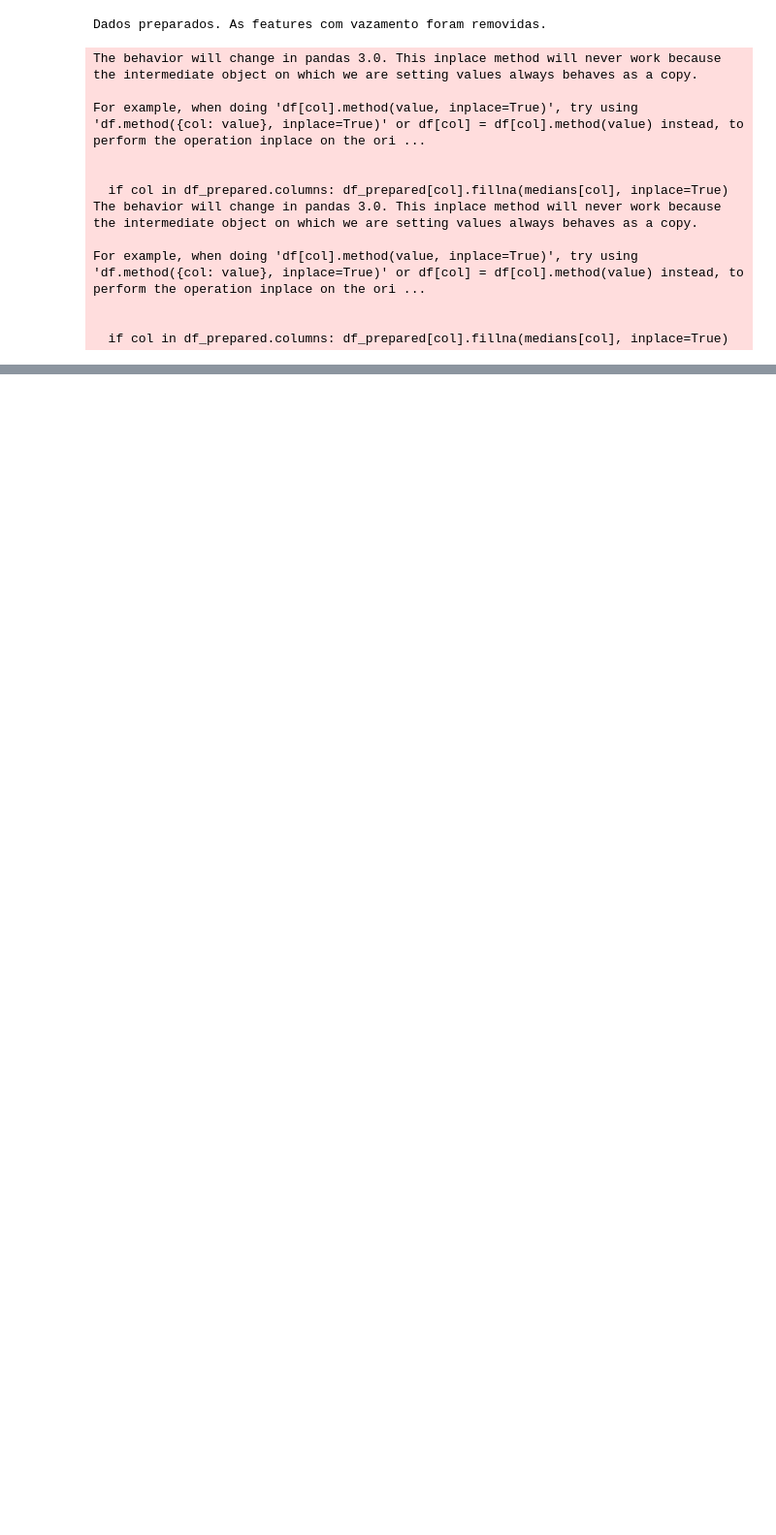
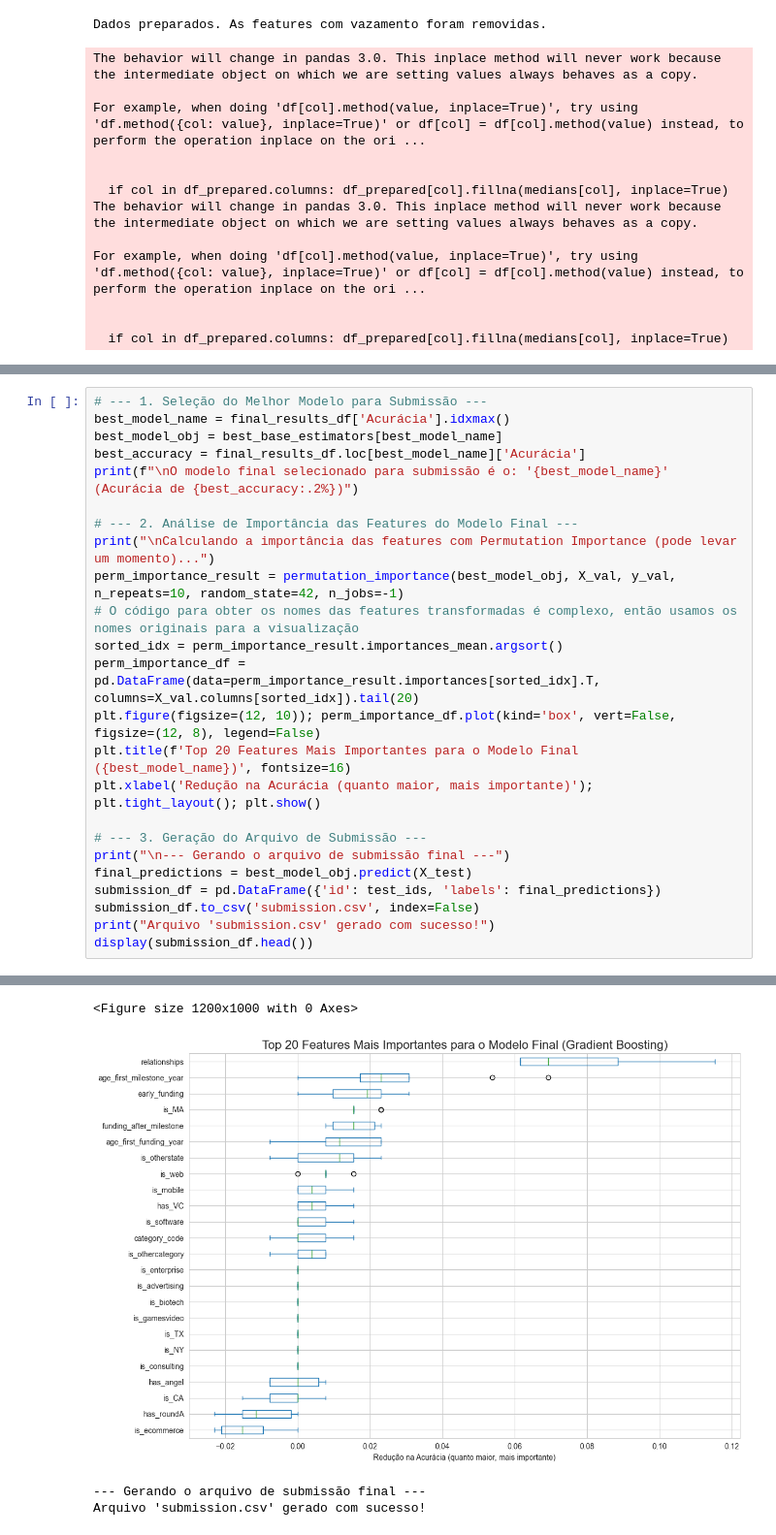
Before and after one commit to catarinaSayuri/modelo-preditivo-kaggle, a Jupyter notebook: modelo.ipynb, the cells around one changed output, grey strips where cells are left out. Shown at 97% size. Drawn from its saved outputs; the diff is of its cells as text; blank space fills up the shorter version.

```diff
--- a/modelo.ipynb
+++ b/modelo.ipynb
@@ -291,0 +356,25 @@ display(submission_df.head())
+# %%
+# --- 1. Seleção do Melhor Modelo para Submissão ---
+best_model_name = final_results_df['Acurácia'].idxmax()
+best_model_obj = best_base_estimators[best_model_name]
+best_accuracy = final_results_df.loc[best_model_name]['Acurácia']
+print(f"\nO modelo final selecionado para submissão é o: '{best_model_name}' (Acurácia de {best_accuracy:.2%})")
+
+# --- 2. Análise de Importância das Features do Modelo Final ---
+print("\nCalculando a importância das features com Permutation Importance (pode levar um momento)...")
+perm_importance_result = permutation_importance(best_model_obj, X_val, y_val, n_repeats=10, random_state=42, n_jobs=-1)
+# O código para obter os nomes das features transformadas é complexo, então usamos os nomes originais para a visualização
+sorted_idx = perm_importance_result.importances_mean.argsort()
+perm_importance_df = pd.DataFrame(data=perm_importance_result.importances[sorted_idx].T, columns=X_val.columns[sorted_idx]).tail(20)
+plt.figure(figsize=(12, 10)); perm_importance_df.plot(kind='box', vert=False, figsize=(12, 8), legend=False)
+plt.title(f'Top 20 Features Mais Importantes para o Modelo Final ({best_model_name})', fontsize=16)
+plt.xlabel('Redução na Acurácia (quanto maior, mais importante)'); plt.tight_layout(); plt.show()
+
+# --- 3. Geração do Arquivo de Submissão ---
+print("\n--- Gerando o arquivo de submissão final ---")
+final_predictions = best_model_obj.predict(X_test)
+submission_df = pd.DataFrame({'id': test_ids, 'labels': final_predictions})
+submission_df.to_csv('submission.csv', index=False)
+print("Arquivo 'submission.csv' gerado com sucesso!")
+display(submission_df.head())
+# %% [output]
@@ -291,0 +384,4 @@ display(submission_df.head())
+<Figure size 1200x1000 with 0 Axes>
+[figure, added]
+--- Gerando o arquivo de submissão final ---
+Arquivo 'submission.csv' gerado com sucesso!
```
Also changed, not shown: parts of 15 cells of this notebook, 1 other file.
